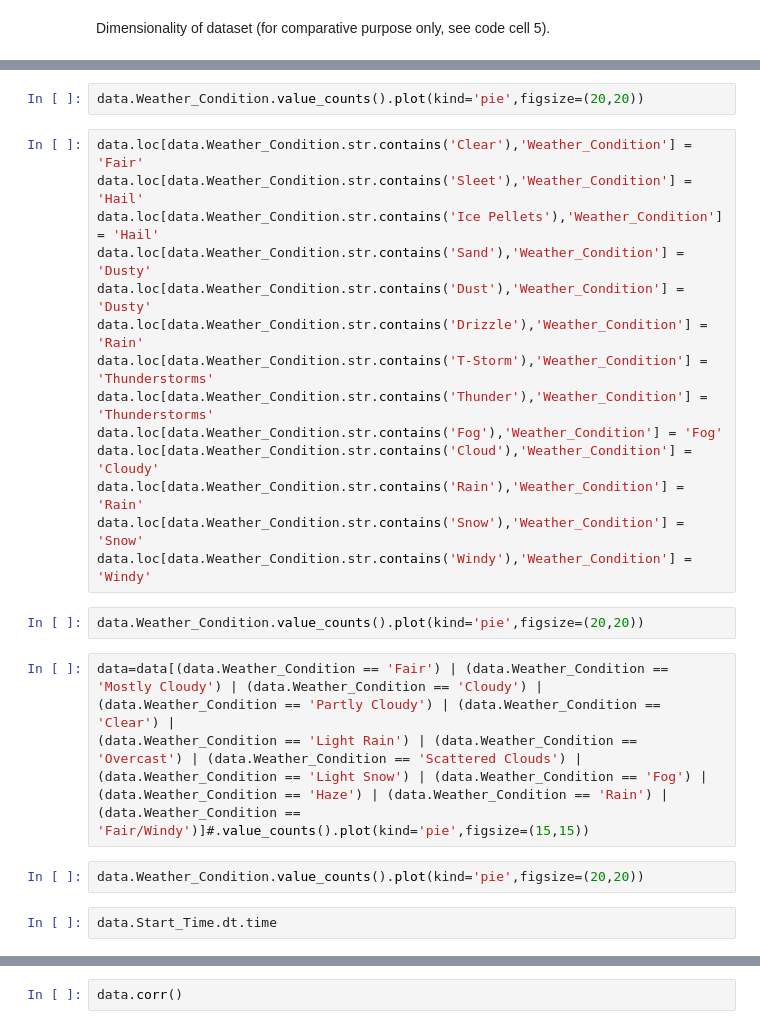
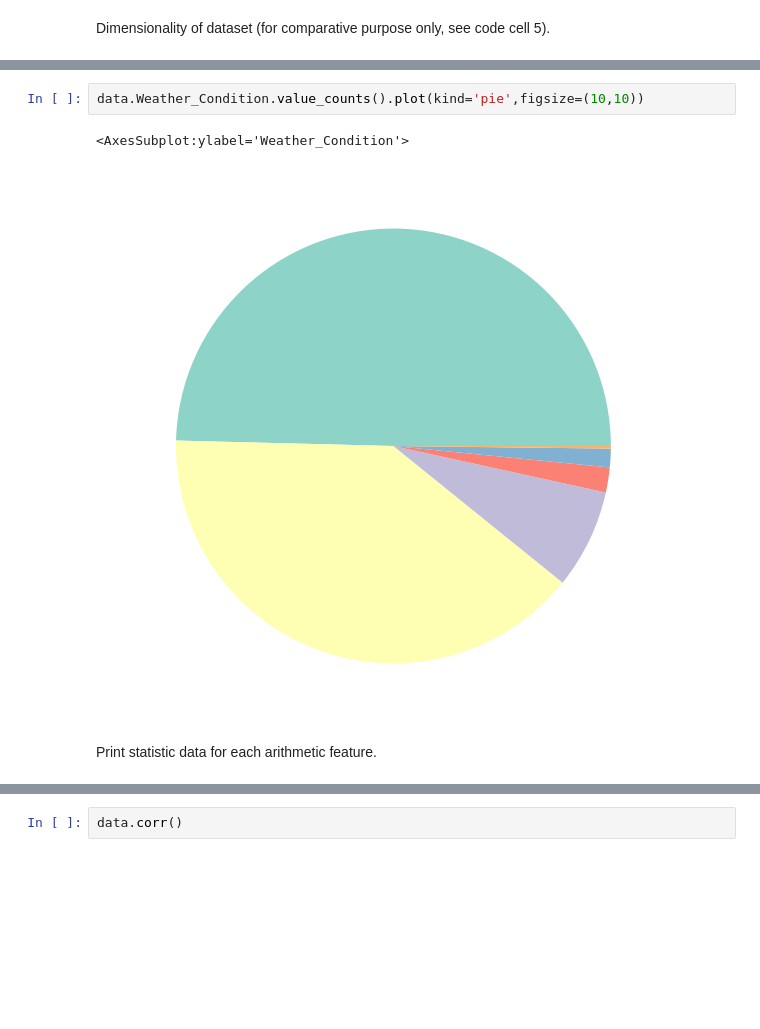
Before and after one commit to aboublini/Data-Analytics-US-Accidents, a Jupyter notebook: Ergasia_analytikis.ipynb, the cells around one changed output, grey strips where cells are left out. Saved outputs shown, nothing was run; the diff lists cells and outputs as text; blank space fills up the shorter version.

```diff
--- a/Ergasia_analytikis.ipynb
+++ b/Ergasia_analytikis.ipynb
@@ -80,28 +122,9 @@ Cleaning weather condition
 # %%
-data.Weather_Condition.value_counts().plot(kind='pie',figsize=(20,20))
+data.Weather_Condition.value_counts().plot(kind='pie',figsize=(10,10))
+# %% [output]
+<AxesSubplot:ylabel='Weather_Condition'>
+[figure, added]
-# %%
-data.loc[data.Weather_Condition.str.contains('Clear'),'Weather_Condition'] = 'Fair'
-data.loc[data.Weather_Condition.str.contains('Sleet'),'Weather_Condition'] = 'Hail'
-data.loc[data.Weather_Condition.str.contains('Ice Pellets'),'Weather_Condition'] = 'Hail'
-data.loc[data.Weather_Condition.str.contains('Sand'),'Weather_Condition'] = 'Dusty'
-data.loc[data.Weather_Condition.str.contains('Dust'),'Weather_Condition'] = 'Dusty'
-data.loc[data.Weather_Condition.str.contains('Drizzle'),'Weather_Condition'] = 'Rain'
-data.loc[data.Weather_Condition.str.contains('T-Storm'),'Weather_Condition'] = 'Thunderstorms'
-data.loc[data.Weather_Condition.str.contains('Thunder'),'Weather_Condition'] = 'Thunderstorms'
-data.loc[data.Weather_Condition.str.contains('Fog'),'Weather_Condition'] = 'Fog'
-data.loc[data.Weather_Condition.str.contains('Cloud'),'Weather_Condition'] = 'Cloudy'
-data.loc[data.Weather_Condition.str.contains('Rain'),'Weather_Condition'] = 'Rain'
-data.loc[data.Weather_Condition.str.contains('Snow'),'Weather_Condition'] = 'Snow'
-data.loc[data.Weather_Condition.str.contains('Windy'),'Weather_Condition'] = 'Windy'
-# %%
-data.Weather_Condition.value_counts().plot(kind='pie',figsize=(20,20))
-# %%
-data=data[(data.Weather_Condition == 'Fair') | (data.Weather_Condition == 'Mostly Cloudy') | (data.Weather_Condition == 'Cloudy') | (data.Weather_Condition == 'Partly Cloudy') | (data.Weather_Condition == 'Clear') |
-(data.Weather_Condition == 'Light Rain') | (data.Weather_Condition == 'Overcast') | (data.Weather_Condition == 'Scattered Clouds') | (data.Weather_Condition == 'Light Snow') | (data.Weather_Condition == 'Fog') |
-(data.Weather_Condition == 'Haze') | (data.Weather_Condition == 'Rain') | (data.Weather_Condition == 'Fair/Windy')]#.value_counts().plot(kind='pie',figsize=(15,15))
-# %%
-data.Weather_Condition.value_counts().plot(kind='pie',figsize=(20,20))
-# %%
-data.Start_Time.dt.time
+# %% [markdown]
+Print statistic data for each arithmetic feature.
 # %%
 data.describe()
```
Also changed, not shown: parts of 24 cells of this notebook.
